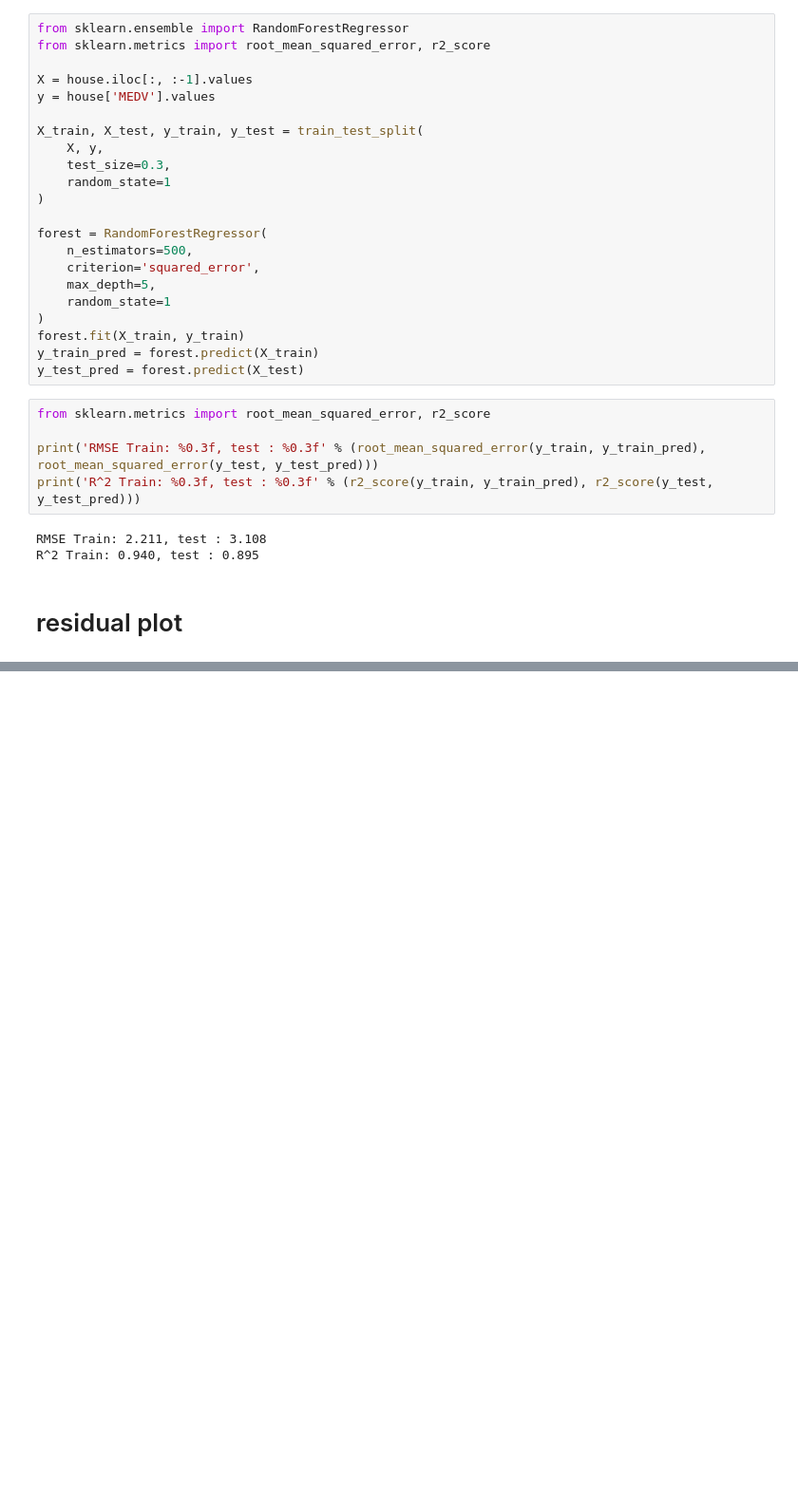
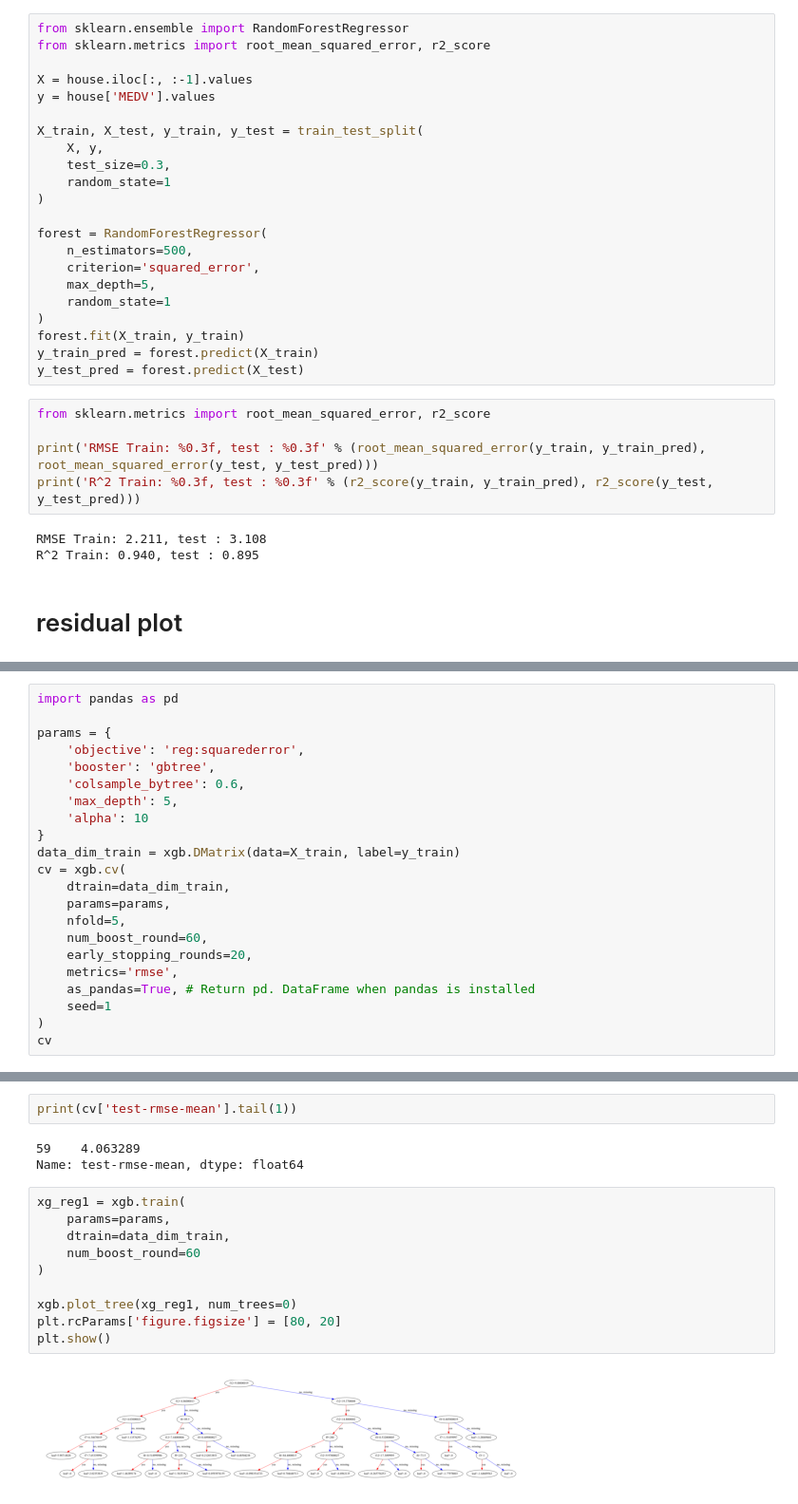
Before and after one commit to junwlee/KoreaUniv, a Jupyter notebook: 24-Spring/Statistics&ML/practice/Ensemble/HousingData.ipynb, the cells around one changed output, grey strips where cells are left out. Shown at 95% size. Drawn from its saved outputs; the diff is of its cells as text; blank space fills up the shorter version.

Commit message:
Practice XGBoost on same data.

```diff
--- a/24-Spring/Statistics&ML/practice/Ensemble/HousingData.ipynb
+++ b/24-Spring/Statistics&ML/practice/Ensemble/HousingData.ipynb
@@ -161,0 +192,22 @@ fig.show()
+# %%
+import pandas as pd
+
+params = {
+    'objective': 'reg:squarederror',
+    'booster': 'gbtree',
+    'colsample_bytree': 0.6,
+    'max_depth': 5,
+    'alpha': 10
+}
+data_dim_train = xgb.DMatrix(data=X_train, label=y_train)
+cv = xgb.cv(
+    dtrain=data_dim_train,
+    params=params,
+    nfold=5,
+    num_boost_round=60,
+    early_stopping_rounds=20,
+    metrics='rmse',
+    as_pandas=True, # Return pd. DataFrame when pandas is installed
+    seed=1
+)
+cv
@@ -161,0 +232,17 @@ fig.show()
+# %%
+print(cv['test-rmse-mean'].tail(1))
+# %% [output]
+59    4.063289
+Name: test-rmse-mean, dtype: float64
+# %%
+xg_reg1 = xgb.train(
+    params=params,
+    dtrain=data_dim_train,
+    num_boost_round=60
+)
+
+xgb.plot_tree(xg_reg1, num_trees=0)
+plt.rcParams['figure.figsize'] = [80, 20]
+plt.show()
+# %% [output]
+[figure, added]
```
Also changed, not shown: parts of 8 cells of this notebook.
